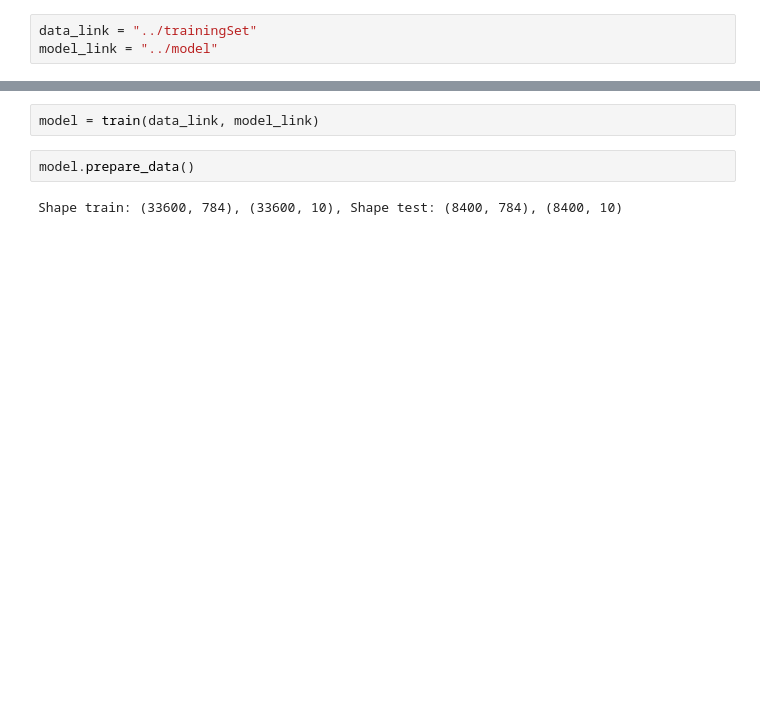
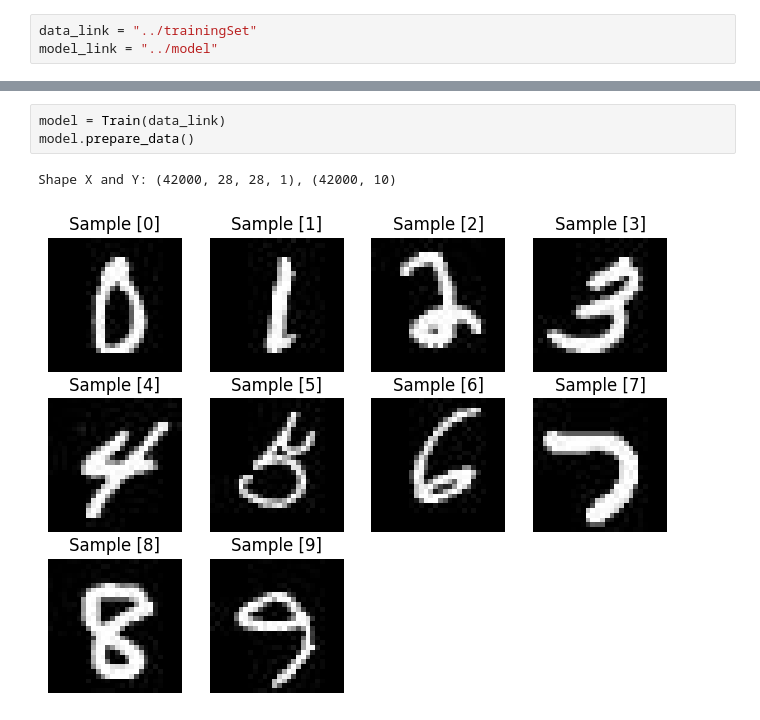
Before and after one commit to Dinameo/mnist, a Jupyter notebook: src/main.ipynb, the cells around one changed output, grey strips where cells are left out. Saved outputs shown, nothing was run; the diff lists cells and outputs as text; blank space fills up the shorter version.

```diff
--- a/src/main.ipynb
+++ b/src/main.ipynb
@@ -93,6 +84,6 @@ class train:
-# %%
-model = train(data_link, model_link)
 # %%
+model = Train(data_link)
 model.prepare_data()
 # %% [output]
-Shape train: (33600, 784), (33600, 10), Shape test: (8400, 784), (8400, 10)
+Shape X and Y: (42000, 28, 28, 1), (42000, 10)
+[figure, added]
```
Also changed, not shown: parts of 11 cells of this notebook, 3 other files.
